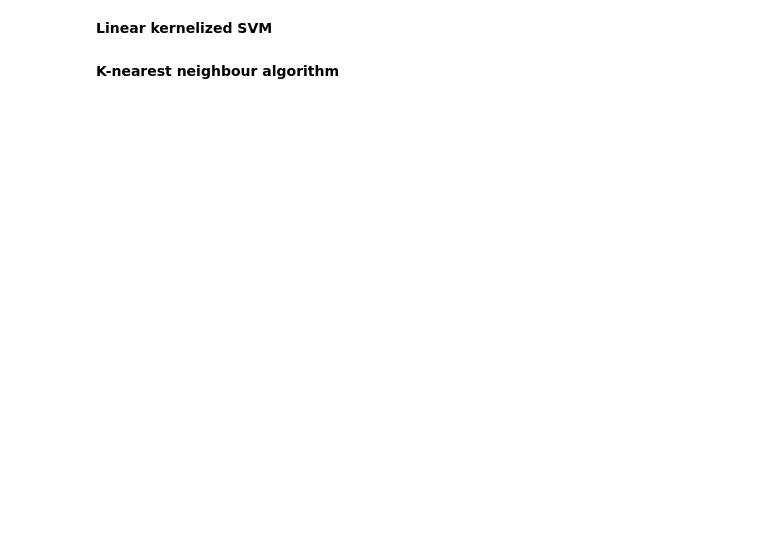
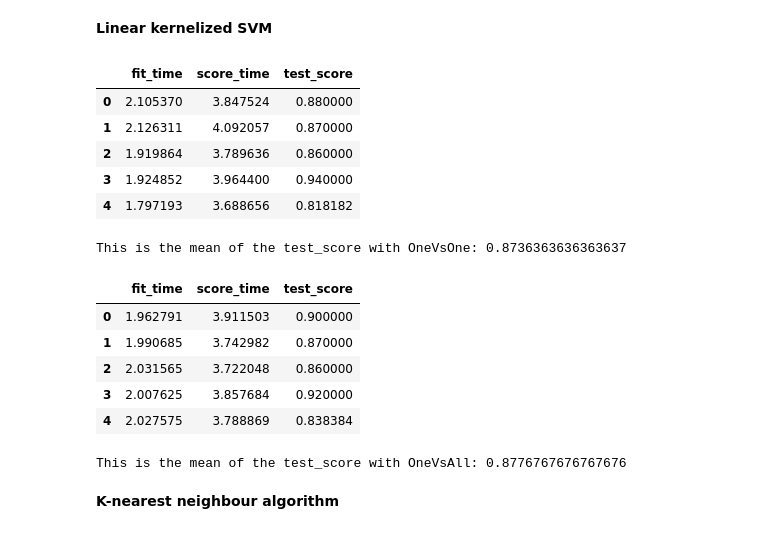
Before and after one commit to francescocarzaniga/IML-Project, a Jupyter notebook: Carzaniga-Donati.ipynb, the cells around one changed output. Drawn from its saved outputs; the diff is of its cells as text; code cells hidden in the pictures; blank space fills up the shorter version.

```diff
--- a/Carzaniga-Donati.ipynb
+++ b/Carzaniga-Donati.ipynb
@@ -712,31 +737,41 @@ print(val_1)
 **Linear kernelized SVM**
 # %%
 model_linear = svm.SVC
-estimator = Pipeline([("imputer", SimpleImputer(missing_values= np.nan,strategy="median")),("Transform",OneVsOne(model_linear, kernel = "linear"))])
-val_linear = cross_validate(estimator, dataset, y.ravel(), cv=5)
 
-display(pd.DataFrame(val_linear))
+onevone_transform = OneVsOne(model_linear, kernel = "linear")
+estimator = Pipeline([("imputer", median_imputer),("Transformer", onevone_transform)])
 
-mean_val_linear = val_linear["test_score"].mean()
-print("This is the mean of the test_score with OneVsOne:", mean_val_linear)
+val_ovo = cross_validate(estimator, dataset, y.ravel(), cv=5)
 
-# Compare with sklearn
-clf_ovo = Pipeline([("imputer", imputer),("onevsonefitter", OneVsOneClassifier(model_SVM(kernel='linear')))])
-val_ovo = cross_validate(clf, dataset, y.ravel(), cv=5)["test_score"].mean()
-print(val_ovo)
+display(pd.DataFrame(val_ovo))
+mean_val_ovo = val_ovo["test_score"].mean()
+print("This is the mean of the test_score with OneVsOne:", mean_val_ovo)
 
 # Now the same with OneVsAll
 
-estimator_ova = Pipeline([("imputer", SimpleImputer(missing_values= np.nan,strategy="median")),("Transform",OneVsAll(model_linear, kernel = "linear"))])
-val_linear_ova = cross_validate(estimator_ova, dataset, y.ravel(), cv=5)
-display(pd.DataFrame(val_linear_ova))
-mean_val_linear_ova = val_linear_ova["test_score"].mean()
-print("This is the mean of the test_score with OneVsAll:", mean_val_linear_ova)
+onevall_transform = OneVsAll(model_linear, kernel = "linear")
+estimator_ova = Pipeline([("imputer", median_imputer),("Transformer", onevall_transform)])
 
-# Compare with sklearn
-clf = Pipeline([("imputer", imputer),("onevsallfitter", OneVsRestClassifier(model_SVM(kernel='linear')))])
-val_1 = cross_validate(clf, dataset, y.ravel(), cv=5)["test_score"].mean()
-print(val_1)
+val_ova = cross_validate(estimator_ova, dataset, y.ravel(), cv=5)
+
+display(pd.DataFrame(val_ova))
+mean_val_ova = val_ova["test_score"].mean()
+print("This is the mean of the test_score with OneVsAll:", mean_val_ova)
+# %% [output]
+|  | fit_time | score_time | test_score |
+| 0 | 2.105370 | 3.847524 | 0.880000 |
+| 1 | 2.126311 | 4.092057 | 0.870000 |
+| 2 | 1.919864 | 3.789636 | 0.860000 |
+| 3 | 1.924852 | 3.964400 | 0.940000 |
+| 4 | 1.797193 | 3.688656 | 0.818182 |
+This is the mean of the test_score with OneVsOne: 0.8736363636363637
+|  | fit_time | score_time | test_score |
+| 0 | 1.962791 | 3.911503 | 0.900000 |
+| 1 | 1.990685 | 3.742982 | 0.870000 |
+| 2 | 2.031565 | 3.722048 | 0.860000 |
+| 3 | 2.007625 | 3.857684 | 0.920000 |
+| 4 | 2.027575 | 3.788869 | 0.838384 |
+This is the mean of the test_score with OneVsAll: 0.8776767676767676
 # %% [markdown]
 **K-nearest neighbour algorithm**
 # %%
```
Also changed, not shown: parts of 29 cells of this notebook, 2 other files.
